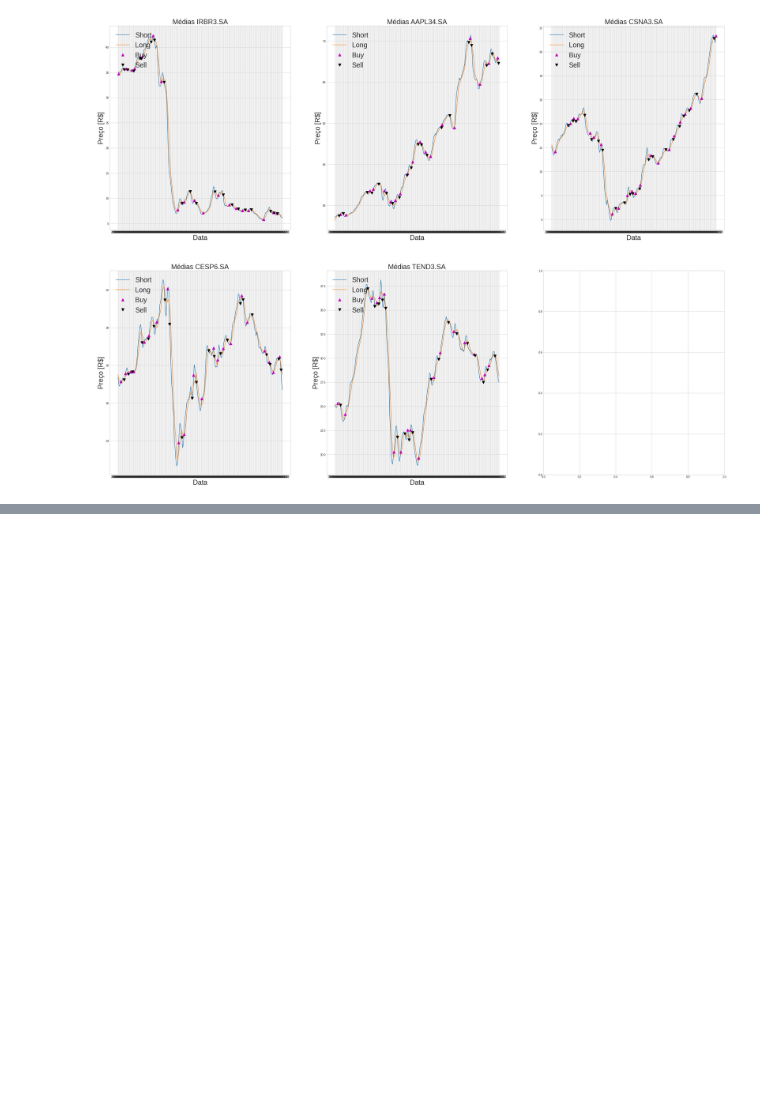
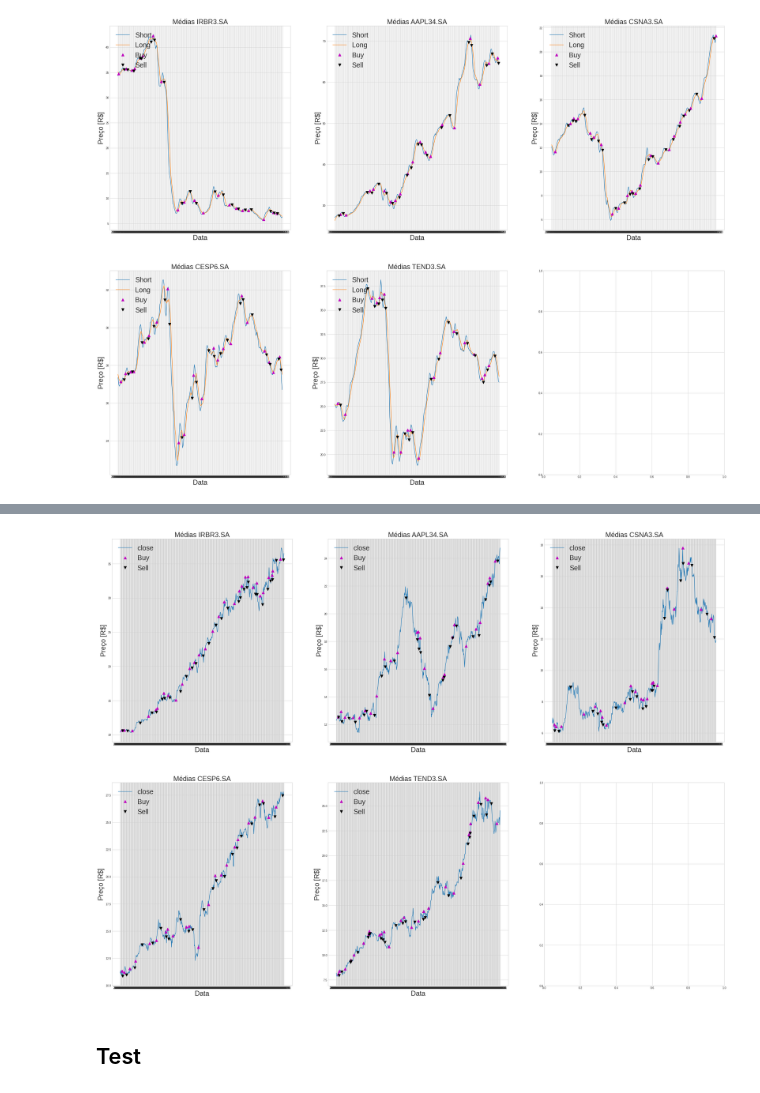
Before and after one commit to victorhdcoelho/SinaisFinanceiros-atividade02, a Jupyter notebook: Atividade02.ipynb, the cells around one changed output, grey strips where cells are left out. Cells and saved outputs as stored; diff of their text form; code cells hidden in the pictures; blank space fills up the shorter version.

```diff
--- a/Atividade02.ipynb
+++ b/Atividade02.ipynb
@@ -142,0 +209,24 @@ plot_buy_sell_long_short(test, short_t, long_t, long_short_diff_t)
+# %%
+split_train = fi.split_data_by_name(train)
+split_test = fi.split_data_by_name(test)
+# %%
+window_signal = 9
+for ativo in tqdm(train.columns):
+    split_train[ativo]["short"], split_train[ativo]["long"] = get_ema_cols(split_train[ativo], window_s, window_l)
+    split_train[ativo]["macd"], split_train[ativo]["macd_signal"] = get_macd(split_train[ativo], window_signal)
+
+    split_test[ativo]["short"], split_test[ativo]["long"] = get_ema_cols(split_test[ativo], window_s, window_l)
+    split_test[ativo]["macd"], split_test[ativo]["macd_signal"] = get_macd(split_test[ativo], window_signal)
+
+    split_train[ativo]["signal"] = 0
+    split_train[ativo]["signal"] = np.where(
+    split_train[ativo]['macd'] > split_train[ativo]['macd_signal'], 1.0, 0.0)
+    split_train[ativo]["position"] = split_train[ativo]["signal"].diff()
+
+    split_test[ativo]["signal"] = 0
+    split_test[ativo]["signal"] = np.where(
+    split_test[ativo]['macd'] > split_test[ativo]['macd_signal'], 1.0, 0.0)
+    split_test[ativo]["position"] = split_test[ativo]["signal"].diff()
+
+    split_train[ativo]["position"].loc[split_train[ativo]["position"].isnull()] = 0
+    split_test[ativo]["position"].loc[split_test[ativo]["position"].isnull()] = 0
@@ -142,0 +247,6 @@ plot_buy_sell_long_short(test, short_t, long_t, long_short_diff_t)
+# %%
+plot_buy_sell_macd(split_train)
+# %% [output]
+[figure, added]
+# %% [markdown]
+## Test
```
Also changed, not shown: parts of 15 cells of this notebook, 2 other files.
